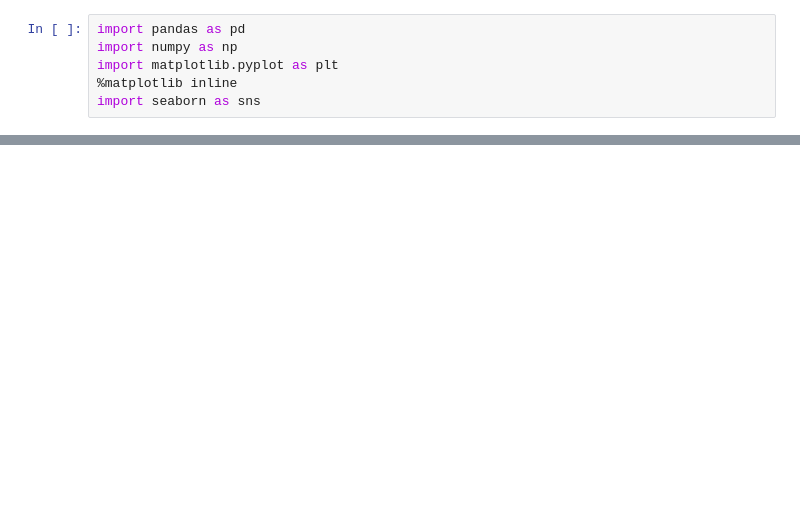
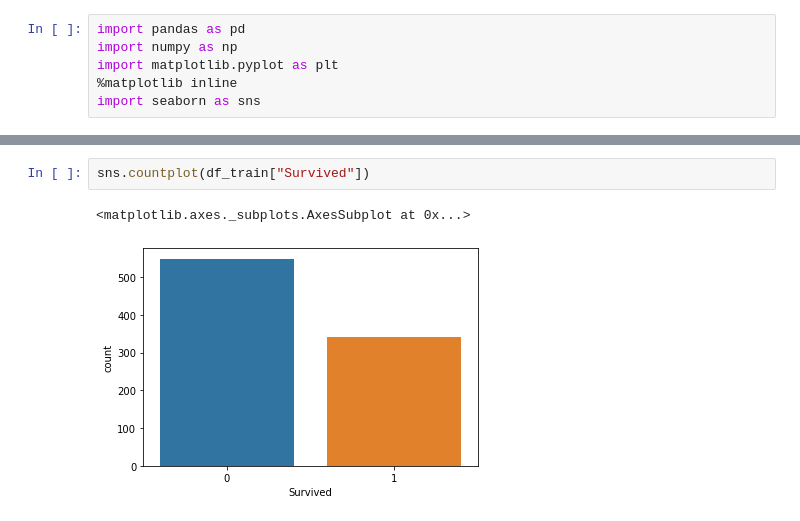
Before and after one commit to maedataka/kaggle, a Jupyter notebook: titanic/Titanic.ipynb, the cells around one changed output, grey strips where cells are left out. Saved outputs shown, nothing was run; the diff lists cells and outputs as text; blank space fills up the shorter version.

```diff
--- a/titanic/Titanic.ipynb
+++ b/titanic/Titanic.ipynb
@@ -41,0 +121,5 @@ df_test
+# %%
+sns.countplot(df_train["Survived"])
+# %% [output]
+<matplotlib.axes._subplots.AxesSubplot at 0x...>
+[figure, added]
```
Also changed, not shown: parts of 61 cells of this notebook.
